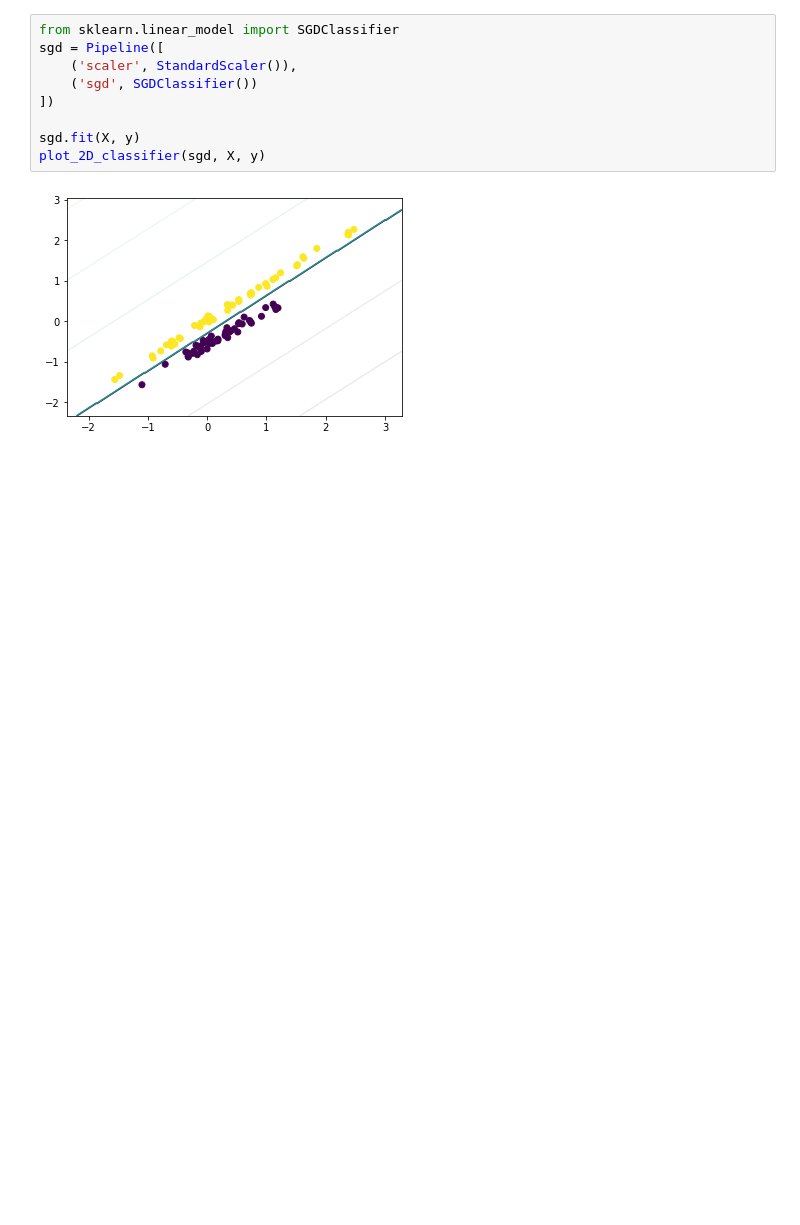
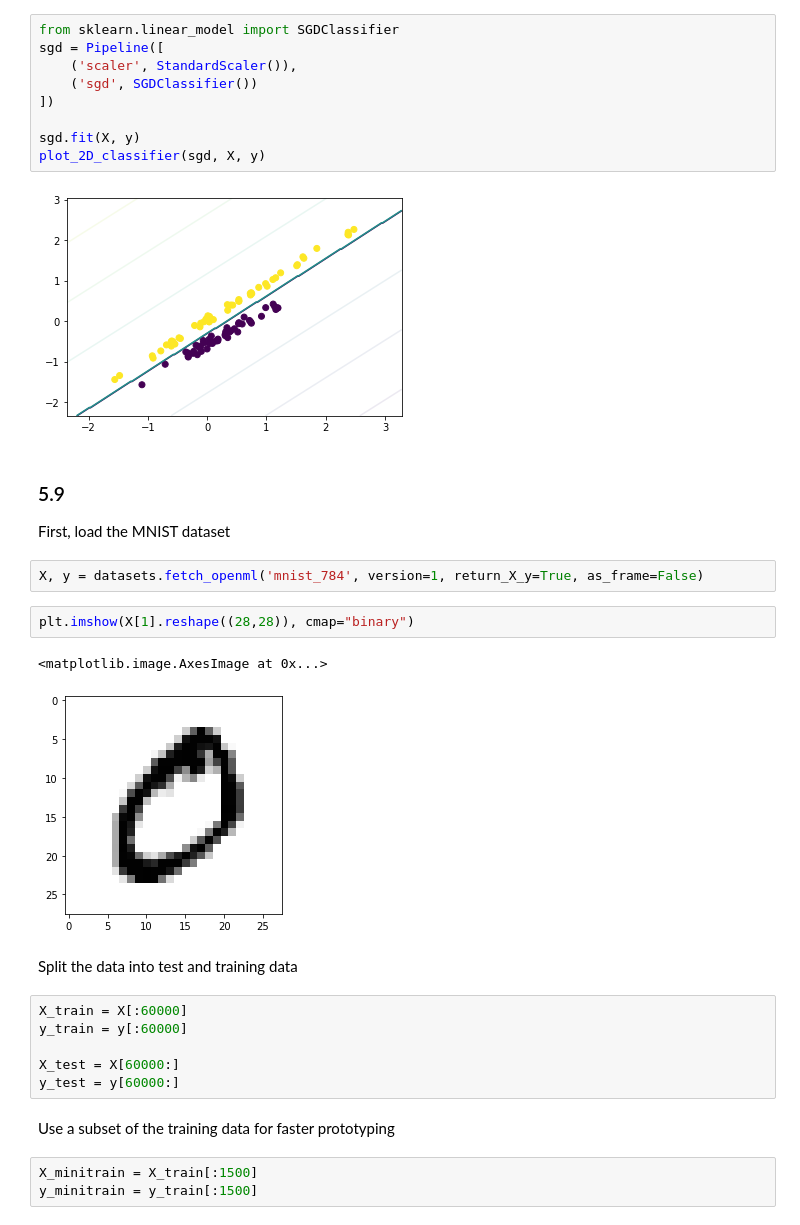
Before and after one commit to kms15/reading_notes, a Jupyter notebook: handsonml2e/handson-ml2-05.ipynb, the cells around one changed output. Drawn from its saved outputs; the diff is of its cells as text; blank space fills up the shorter version.

```diff
--- a/handsonml2e/handson-ml2-05.ipynb
+++ b/handsonml2e/handson-ml2-05.ipynb
@@ -223,3 +223,27 @@ sgd.fit(X, y)
 plot_2D_classifier(sgd, X, y)
 # %% [output]
 [figure]
+# %% [markdown]
+### 5.9
+
+First, load the MNIST dataset
+# %%
+X, y = datasets.fetch_openml('mnist_784', version=1, return_X_y=True, as_frame=False)
+# %%
+plt.imshow(X[1].reshape((28,28)), cmap="binary")
+# %% [output]
+<matplotlib.image.AxesImage at 0x...>
+[figure, added]
+# %% [markdown]
+Split the data into test and training data
+# %%
+X_train = X[:60000]
+y_train = y[:60000]
+
+X_test = X[60000:]
+y_test = y[60000:]
+# %% [markdown]
+Use a subset of the training data for faster prototyping
+# %%
+X_minitrain = X_train[:1500]
+y_minitrain = y_train[:1500]
```
Also changed, not shown: parts of 22 cells of this notebook, 1 other file.
